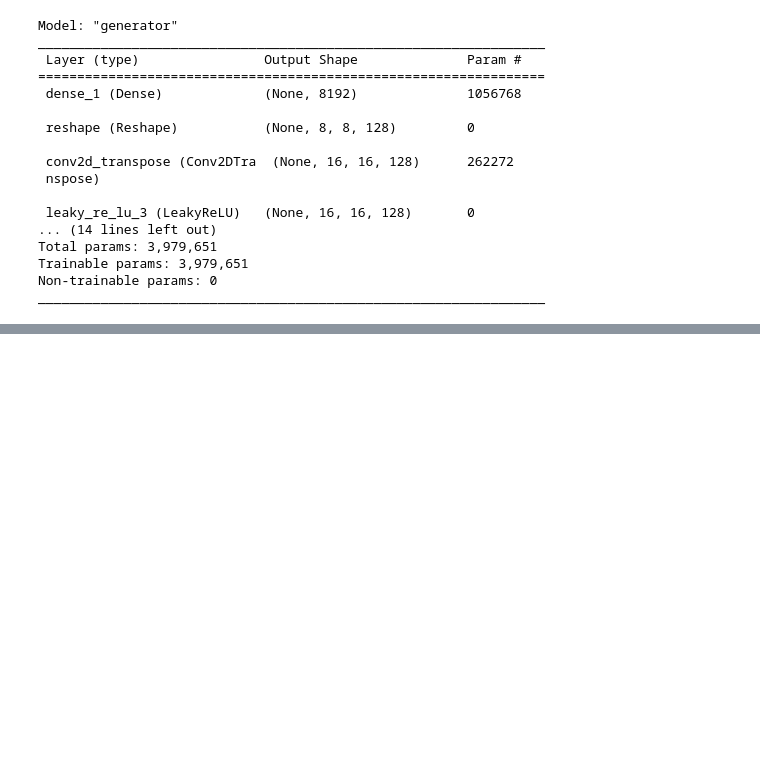
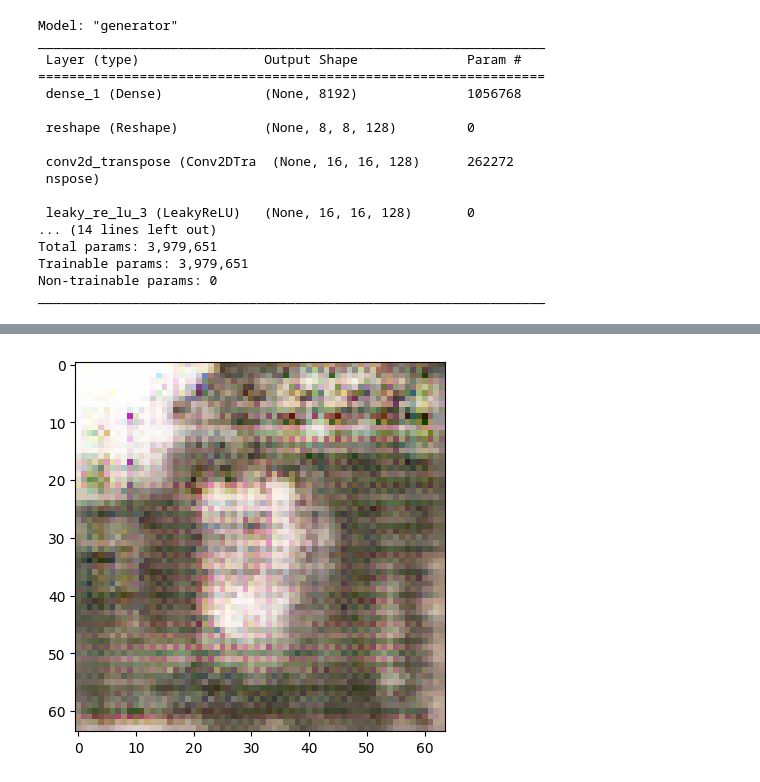
Before and after one commit to woaixuexi2023/D2L--Module2--HW1, a Jupyter notebook: GAN(keras)_to_generate_cats.ipynb, the cells around one changed output, grey strips where cells are left out. Saved outputs shown, nothing was run; the diff lists cells and outputs as text; code cells hidden in the pictures; blank space fills up the shorter version.

`````diff
--- a/GAN(keras)_to_generate_cats.ipynb
+++ b/GAN(keras)_to_generate_cats.ipynb
@@ -263,0 +436,12 @@ plt.show()
+# %%
+````#second time 100 epochs
+import matplotlib.pyplot as plt
+
+# Load the generated image
+img = plt.imread('generated_img_099_1.png')
+
+# Show the image
+plt.imshow(img)
+plt.show()
+# %% [output]
+[figure, added]
`````
Also changed, not shown: parts of 16 cells of this notebook.
